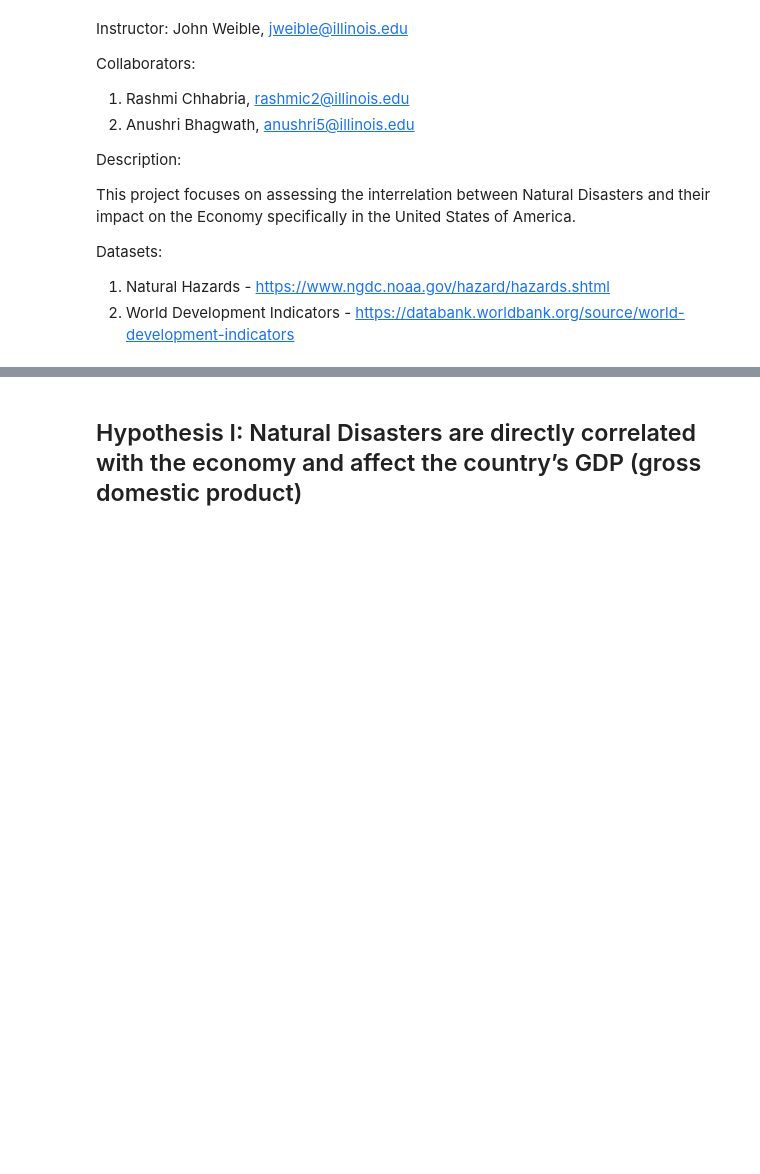
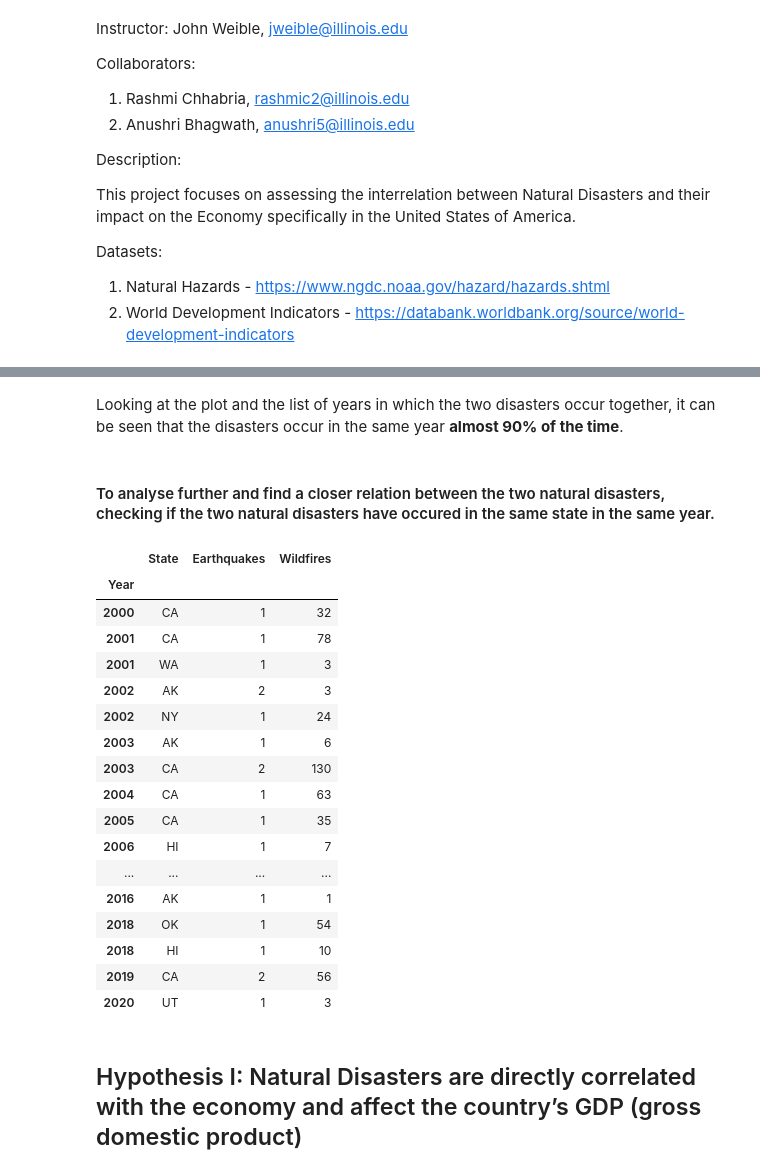
Before and after one commit to resh-chh/2021Fall_finals, a Jupyter notebook: Natural_Disasters_and_its_Economic_Impacts_in_the_US.ipynb, the cells around one changed output, grey strips where cells are left out. Saved outputs shown, nothing was run; the diff lists cells and outputs as text; code cells hidden in the pictures; blank space fills up the shorter version.

```diff
--- a/Natural_Disasters_and_its_Economic_Impacts_in_the_US.ipynb
+++ b/Natural_Disasters_and_its_Economic_Impacts_in_the_US.ipynb
@@ -31,3 +127,32 @@ percentage_change_in_GDP.set_index('Year', inplace=True)
+# %% [markdown]
+Looking at the plot and the list of years in which the two disasters occur together, it can be seen that the disasters occur in the same year <b> almost 90% of the time</b>.
+# %% [markdown]
+#### To analyse further and find a closer relation between the two natural disasters, checking if the two natural disasters have occured in the same state in the same year.
+# %%
+# find the states in which the disasters occurred according to the years
+state_wise_disasters = yearwise_statewise_event_summary_plot([earthquake_data, wildfires_data], disaster_years,
+                                                                 ['Earthquakes', 'Wildfires'])
+state_wise_disasters.set_index('Year', inplace=True)
+display(state_wise_disasters)
+# %% [output]
+|  | State | Earthquakes | Wildfires |
+| Year |  |  |  |
+| 2000 | CA | 1 | 32 |
+| 2001 | CA | 1 | 78 |
+| 2001 | WA | 1 | 3 |
+| 2002 | AK | 2 | 3 |
+| 2002 | NY | 1 | 24 |
+| 2003 | AK | 1 | 6 |
+| 2003 | CA | 2 | 130 |
+| 2004 | CA | 1 | 63 |
+| 2005 | CA | 1 | 35 |
+| 2006 | HI | 1 | 7 |
+| ... | ... | ... | ... |
+| 2016 | AK | 1 | 1 |
+| 2018 | OK | 1 | 54 |
+| 2018 | HI | 1 | 10 |
+| 2019 | CA | 2 | 56 |
+| 2020 | UT | 1 | 3 |
 # %% [markdown]
 ## Hypothesis I: Natural Disasters are directly correlated with the economy and affect the country’s GDP (gross domestic product)
 # %% [markdown]
```
Also changed, not shown: parts of 29 cells of this notebook, 1 other file.
